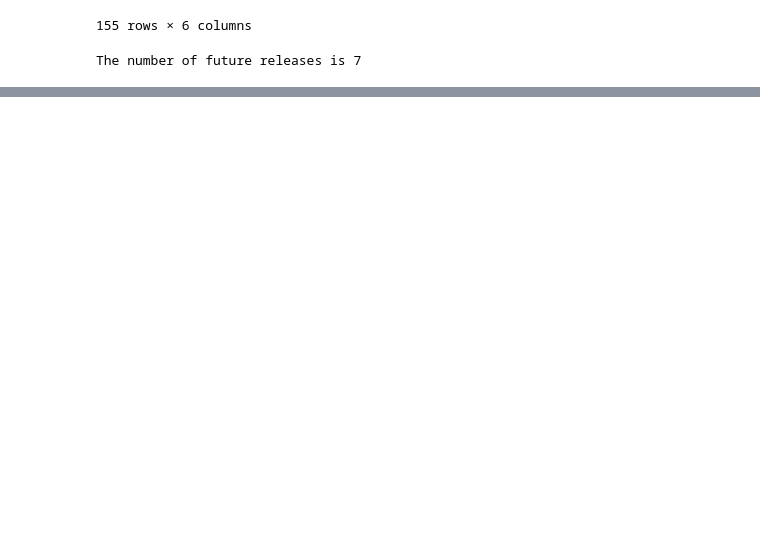
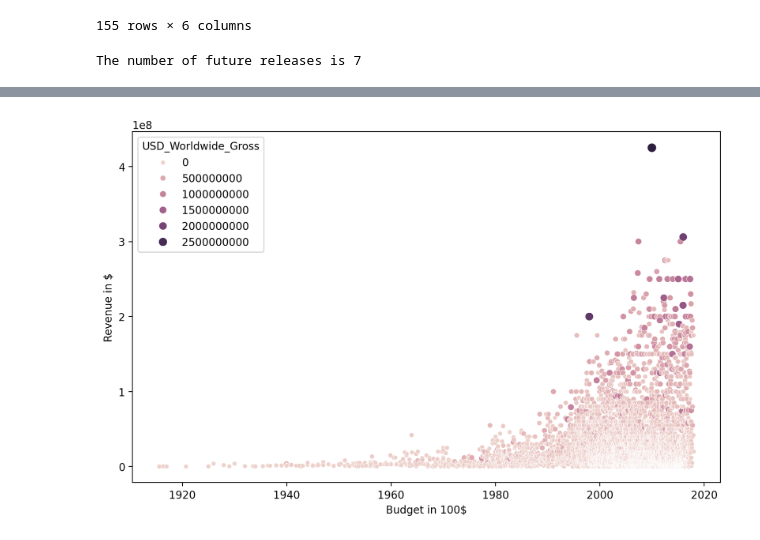
Before and after one commit to Szafranerio/Machine-Learning, a Jupyter notebook: Linear-Regression/LR_Cost_Revenue.ipynb, the cells around one changed output, grey strips where cells are left out. Cells and saved outputs as stored; diff of their text form; code cells hidden in the pictures; blank space fills up the shorter version.

```diff
--- a/Linear-Regression/LR_Cost_Revenue.ipynb
+++ b/Linear-Regression/LR_Cost_Revenue.ipynb
@@ -166,0 +177,7 @@ There are 37.27711738484398 movies that did not break the even point
+# %%
+plt.figure(figsize=(10,6),dpi = 200)
+ax = sns.scatterplot(data_clean, x='Release_Date', y='USD_Production_Budget', hue='USD_Worldwide_Gross', size='USD_Worldwide_Gross')
+ax.set(xlabel='Budget in 100$', ylabel='Revenue in $')
+plt.show()
+# %% [output]
+[figure, added]
```
Also changed, not shown: parts of 8 cells of this notebook.
